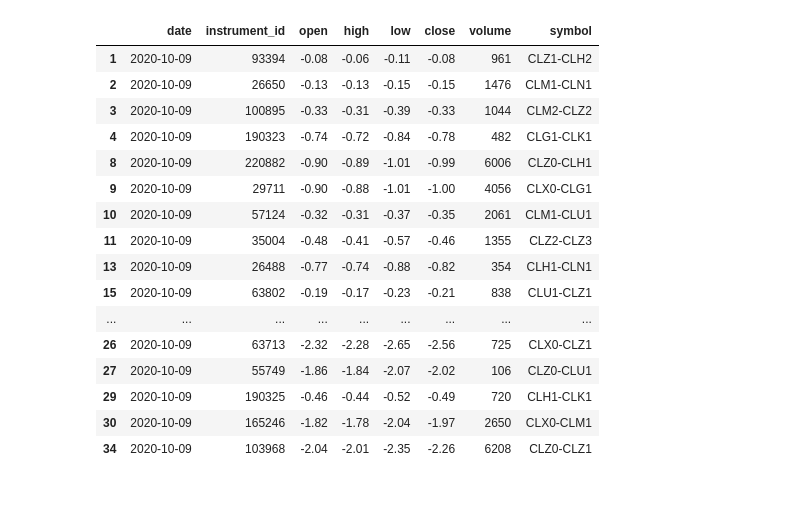
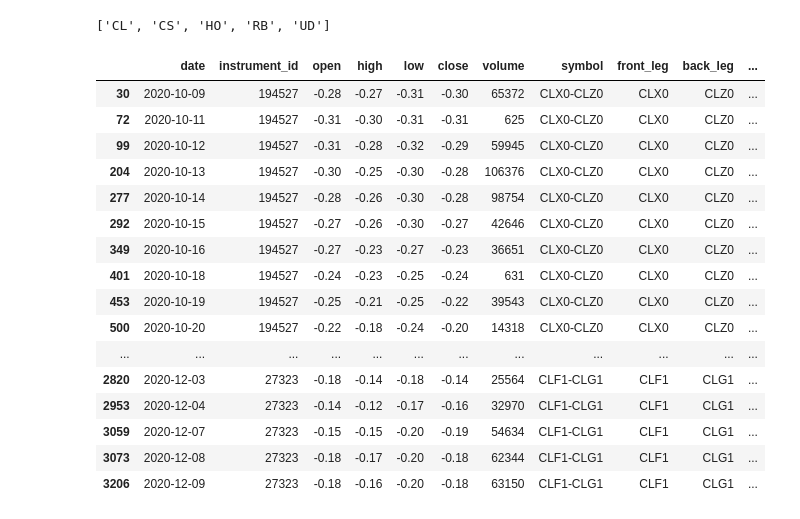
Before and after one commit to simyeekai/commods-relative-basis, a Jupyter notebook: commods rv.ipynb, the cells around one changed output. Cells and saved outputs as stored; diff of their text form; code cells hidden in the pictures.

```diff
--- a/commods rv.ipynb
+++ b/commods rv.ipynb
@@ -58,21 +50,0 @@ CL = CL[CL['volume'] > 100]
-# %%
-len(CL)
-CL.head(20)
-# %% [output]
-|  | date | instrument_id | open | high | low | close | volume | symbol |
-| 1 | 2020-10-09 | 93394 | -0.08 | -0.06 | -0.11 | -0.08 | 961 | CLZ1-CLH2 |
-| 2 | 2020-10-09 | 26650 | -0.13 | -0.13 | -0.15 | -0.15 | 1476 | CLM1-CLN1 |
-| 3 | 2020-10-09 | 100895 | -0.33 | -0.31 | -0.39 | -0.33 | 1044 | CLM2-CLZ2 |
-| 4 | 2020-10-09 | 190323 | -0.74 | -0.72 | -0.84 | -0.78 | 482 | CLG1-CLK1 |
-| 8 | 2020-10-09 | 220882 | -0.90 | -0.89 | -1.01 | -0.99 | 6006 | CLZ0-CLH1 |
-| 9 | 2020-10-09 | 29711 | -0.90 | -0.88 | -1.01 | -1.00 | 4056 | CLX0-CLG1 |
-| 10 | 2020-10-09 | 57124 | -0.32 | -0.31 | -0.37 | -0.35 | 2061 | CLM1-CLU1 |
-| 11 | 2020-10-09 | 35004 | -0.48 | -0.41 | -0.57 | -0.46 | 1355 | CLZ2-CLZ3 |
-| 13 | 2020-10-09 | 26488 | -0.77 | -0.74 | -0.88 | -0.82 | 354 | CLH1-CLN1 |
-| 15 | 2020-10-09 | 63802 | -0.19 | -0.17 | -0.23 | -0.21 | 838 | CLU1-CLZ1 |
-| ... | ... | ... | ... | ... | ... | ... | ... | ... |
-| 26 | 2020-10-09 | 63713 | -2.32 | -2.28 | -2.65 | -2.56 | 725 | CLX0-CLZ1 |
-| 27 | 2020-10-09 | 55749 | -1.86 | -1.84 | -2.07 | -2.02 | 106 | CLZ0-CLU1 |
-| 29 | 2020-10-09 | 190325 | -0.46 | -0.44 | -0.52 | -0.49 | 720 | CLH1-CLK1 |
-| 30 | 2020-10-09 | 165246 | -1.82 | -1.78 | -2.04 | -1.97 | 2650 | CLX0-CLM1 |
-| 34 | 2020-10-09 | 103968 | -2.04 | -2.01 | -2.35 | -2.26 | 6208 | CLZ0-CLZ1 |
@@ -80,0 +51,11 @@ CL.reset_index(drop=True, inplace=True)
+# %%
+#displaying available products
+products = sorted(set(
+    re.match(r'^([A-Z]{2})', s).group(1)
+    for s in df['symbol'].dropna().unique()
+    if re.match(r'^([A-Z]{2})', s)
+))
+
+products
+# %% [output]
+['CL', 'CS', 'HO', 'RB', 'UD']
@@ -80,0 +121,26 @@ CL.reset_index(drop=True, inplace=True)
+# %%
+spreads = process_symbol(df, 'CL')
+
+M0_M1 = spreads['M0-M1']
+M1_M2 = spreads['M1-M2']
+M2_M3 = spreads['M2-M3']
+
+M0_M1.head(50)
+# %% [output]
+|  | date | instrument_id | open | high | low | close | volume | symbol | front_leg | back_leg | ... |
+| 30 | 2020-10-09 | 194527 | -0.28 | -0.27 | -0.31 | -0.30 | 65372 | CLX0-CLZ0 | CLX0 | CLZ0 | ... |
+| 72 | 2020-10-11 | 194527 | -0.31 | -0.30 | -0.31 | -0.31 | 625 | CLX0-CLZ0 | CLX0 | CLZ0 | ... |
+| 99 | 2020-10-12 | 194527 | -0.31 | -0.28 | -0.32 | -0.29 | 59945 | CLX0-CLZ0 | CLX0 | CLZ0 | ... |
+| 204 | 2020-10-13 | 194527 | -0.30 | -0.25 | -0.30 | -0.28 | 106376 | CLX0-CLZ0 | CLX0 | CLZ0 | ... |
+| 277 | 2020-10-14 | 194527 | -0.28 | -0.26 | -0.30 | -0.28 | 98754 | CLX0-CLZ0 | CLX0 | CLZ0 | ... |
+| 292 | 2020-10-15 | 194527 | -0.27 | -0.26 | -0.30 | -0.27 | 42646 | CLX0-CLZ0 | CLX0 | CLZ0 | ... |
+| 349 | 2020-10-16 | 194527 | -0.27 | -0.23 | -0.27 | -0.23 | 36651 | CLX0-CLZ0 | CLX0 | CLZ0 | ... |
+| 401 | 2020-10-18 | 194527 | -0.24 | -0.23 | -0.25 | -0.24 | 631 | CLX0-CLZ0 | CLX0 | CLZ0 | ... |
+| 453 | 2020-10-19 | 194527 | -0.25 | -0.21 | -0.25 | -0.22 | 39543 | CLX0-CLZ0 | CLX0 | CLZ0 | ... |
+| 500 | 2020-10-20 | 194527 | -0.22 | -0.18 | -0.24 | -0.20 | 14318 | CLX0-CLZ0 | CLX0 | CLZ0 | ... |
+| ... | ... | ... | ... | ... | ... | ... | ... | ... | ... | ... | ... |
+| 2820 | 2020-12-03 | 27323 | -0.18 | -0.14 | -0.18 | -0.14 | 25564 | CLF1-CLG1 | CLF1 | CLG1 | ... |
+| 2953 | 2020-12-04 | 27323 | -0.14 | -0.12 | -0.17 | -0.16 | 32970 | CLF1-CLG1 | CLF1 | CLG1 | ... |
+| 3059 | 2020-12-07 | 27323 | -0.15 | -0.15 | -0.20 | -0.19 | 54634 | CLF1-CLG1 | CLF1 | CLG1 | ... |
+| 3073 | 2020-12-08 | 27323 | -0.18 | -0.17 | -0.20 | -0.18 | 62344 | CLF1-CLG1 | CLF1 | CLG1 | ... |
+| 3206 | 2020-12-09 | 27323 | -0.18 | -0.16 | -0.20 | -0.18 | 63150 | CLF1-CLG1 | CLF1 | CLG1 | ... |
```
Also changed, not shown: parts of 13 cells of this notebook.
